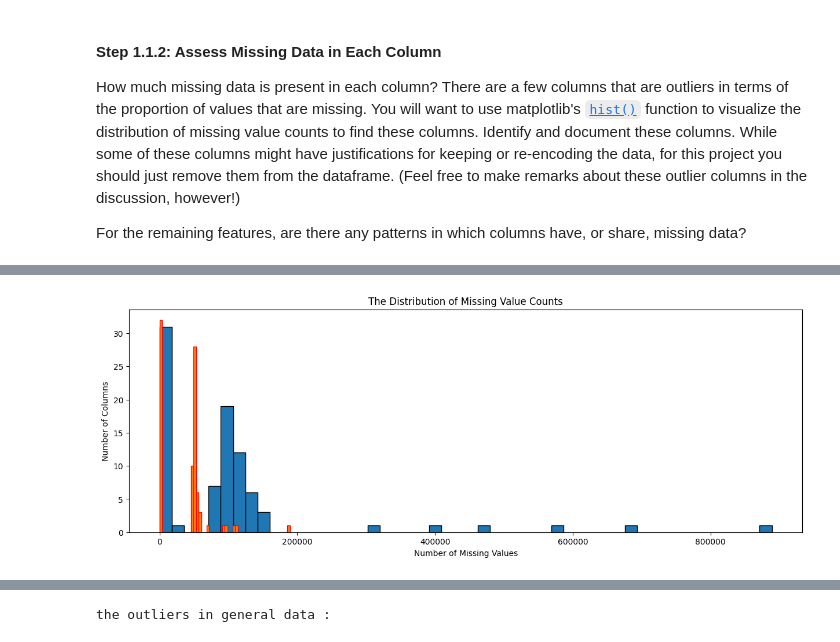
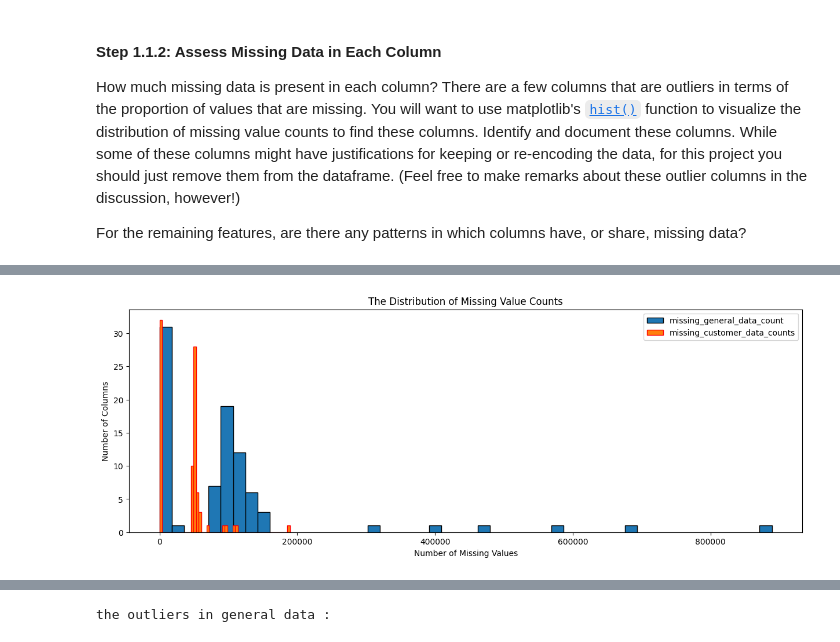
Before and after one commit to EssaAlsharif/Identify-Customer-Segments, a Jupyter notebook: Identify_Customer_Segments.ipynb, the cells around one changed output, grey strips where cells are left out. Saved outputs shown, nothing was run; the diff lists cells and outputs as text; code cells hidden in the pictures.

```diff
--- a/Identify_Customer_Segments.ipynb
+++ b/Identify_Customer_Segments.ipynb
@@ -305,7 +310,9 @@ For the remaining features, are there any patterns in which columns have, or sha
 # Perform an assessment of how much missing data there is in each column of the
 # dataset.
 missing_general_data_counts = modified_general_data.isnull().sum()
+missing_general_data_counts.sort_values(ascending=True,inplace=True)
 missing_customer_data_counts = modified_customer_data.isnull().sum()
+missing_customer_data_counts.sort_values(ascending=True,inplace=True)
 print('Missing data in general data in each column:')
 display(missing_general_data_counts)
 print('Missing data in customer data in each column:')
@@ -351,11 +358,12 @@ Missing data in customer data in each column:
 dtype: int64
 # %%
 plt.figure(figsize=(15,5))
-plt.hist(missing_general_data_counts, bins=50, edgecolor='k')
-plt.hist(missing_customer_data_counts, bins=50, edgecolor='r')
+plt.hist(missing_general_data_counts, bins=50, edgecolor='k', label='missing_general_data_count')
+plt.hist(missing_customer_data_counts, bins=50, edgecolor='r', label='missing_customer_data_counts')
 plt.xlabel('Number of Missing Values')
 plt.ylabel('Number of Columns')
 plt.title('The Distribution of Missing Value Counts')
+plt.legend()
 plt.show()
 # %% [output]
-[figure, old version]
+[figure, new version]
```
Also changed, not shown: parts of 13 cells of this notebook.
